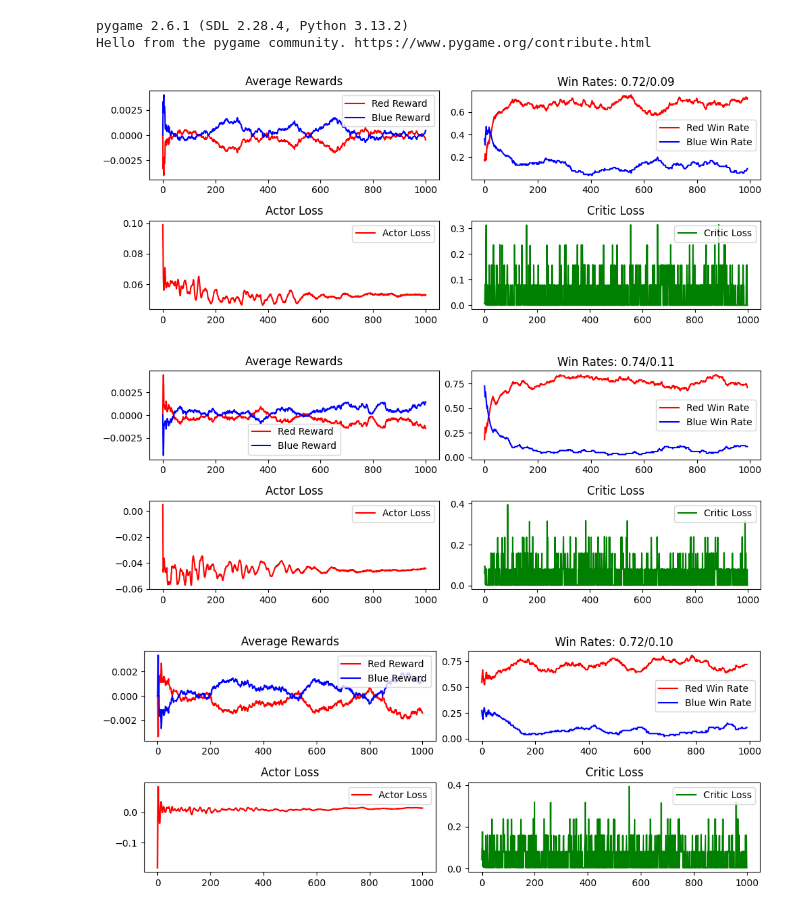
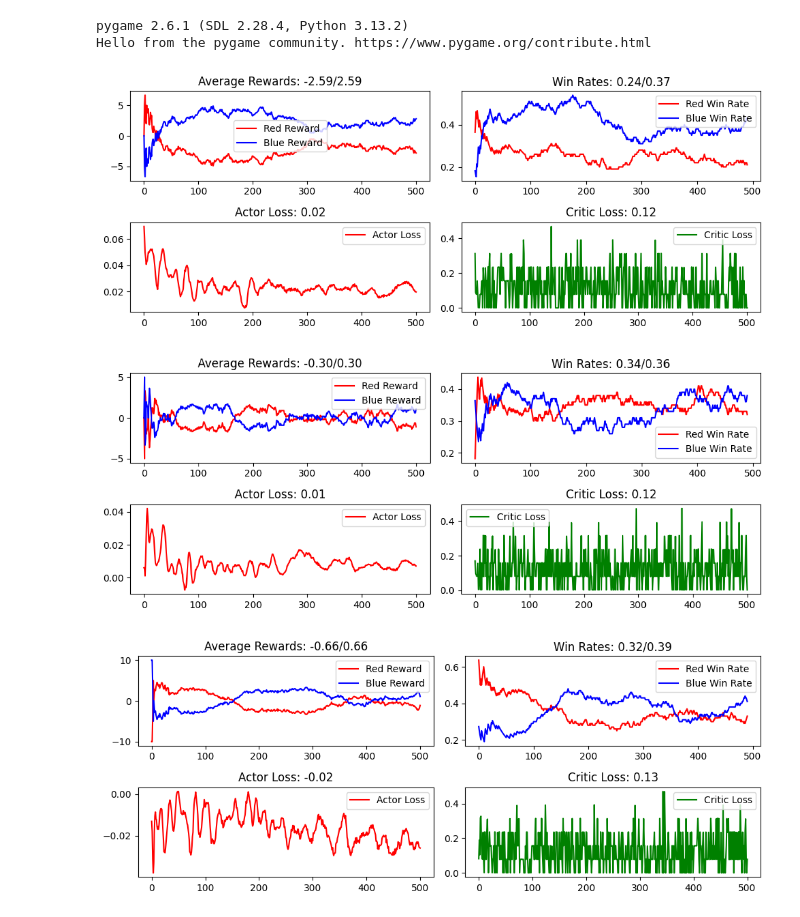
Before and after one commit to crimsoncd/UAV-combat, a Jupyter notebook: Combat_Train_Believe.ipynb, the cells around one changed output. Cells and saved outputs as stored; diff of their text form; code cells hidden in the pictures.

Commit message:
0515-Collision Revised Test

```diff
--- a/Combat_Train_Believe.ipynb
+++ b/Combat_Train_Believe.ipynb
@@ -23,6 +23,8 @@ from env_shoot_attack import BattleEnv, ACTION_DIM
 from believe_new import BlackBox
 
 device = torch.device("cuda:0" if torch.cuda.is_available() else "cpu")
+
+EPISODES = 500
 # %% [output]
 pygame 2.6.1 (SDL 2.28.4, Python 3.13.2)
 Hello from the pygame community. https://www.pygame.org/contribute.html
@@ -190,7 +192,7 @@ class MADDPG:
 
         self.env.reset()
         self.ou_noise.reset()
-        obs_n = self.env._get_obs_all(full=self.FULL)[:self.num_agents]
+        # obs_n = self.env._get_obs_all(full=self.FULL)[:self.num_agents]
 
         episode_reward = [0, 0]
 
@@ -199,6 +201,7 @@ class MADDPG:
 
         for step in range(300):
 
+            obs_n = self.env._get_obs_all(full=self.FULL)[:self.num_agents]
             actions = []
 
             if self.BELIEVE:
@@ -223,7 +226,7 @@ class MADDPG:
                 action = np.random.random(ACTION_DIM) * 2 - 1
                 actions.append(action)
 
-            next_obs_n, rewards, done, _ = self.env.step(actions, reward_type=self.reward_type)
+            _, rewards, done, _ = self.env.step(actions, reward_type=self.reward_type)
             next_obs_n = self.env._get_obs_all(full=self.FULL)[:self.num_agents]
             if self.BELIEVE:
                 next_obs_n = self.env._get_obs_all(full=True)[:self.num_agents]
@@ -231,8 +234,8 @@ class MADDPG:
             rewards = rewards[:self.num_agents]
 
             self.buffer.add(obs_belief, actions[:self.num_agents], rewards, next_obs_n, float(done))
-            episode_reward[0] += np.mean(rewards)
-            episode_reward[1] += np.mean(rewards_enemy)
+            episode_reward[0] += np.sum(rewards)
+            episode_reward[1] += np.sum(rewards_enemy)
 
             if self.BELIEVE:
                 next_obs_n = self.env._get_obs_all(full=True)[:self.num_agents]
@@ -248,7 +251,7 @@ class MADDPG:
         if len(self.buffer) > self.batch_size:
             a, c = self._learn()
 
-        return episode_reward[0]/300, episode_reward[1]/300, a, c, outcome_code
+        return episode_reward[0], episode_reward[1], a, c, outcome_code
 
 
 
@@ -309,6 +312,9 @@ def train(agent: MADDPG, episodes=1000, print_interval=10, save_interval=50):
     outcomes = deque(maxlen=100)  # 用于统计胜率
     red_win_rates = []
     blue_win_rates = []
+    steady_win_red, stead_win_blue = 0, 0
+    wr, wb = 0, 0
+    steady_line = 200
 
     save_dir = agent.save_dir
 
@@ -338,6 +344,12 @@ def train(agent: MADDPG, episodes=1000, print_interval=10, save_interval=50):
             blue_win_rate = outcomes.count(-1) / len(outcomes)
             red_win_rates.append(red_win_rate)
             blue_win_rates.append(blue_win_rate)
+        if ep>steady_line:
+            if outcome_code==1:
+                steady_win_red += 1
+            elif outcome_code==-1:
+                stead_win_blue += 1
+            wr, wb = steady_win_red/(ep - steady_line), stead_win_blue/(ep - steady_line)
 
         # 日志输出
         # if ep % print_interval == 0:
@@ -361,59 +373,71 @@ def train(agent: MADDPG, episodes=1000, print_interval=10, save_interval=50):
             plt.subplot(2, 2, 1)
             plt.plot(red_rewards_peri, label='Red Reward', color='red')
             plt.plot(blue_rewards_peri, label='Blue Reward', color='blue')
-            plt.title('Average Rewards')
+            plt.title(f'Average Rewards: {np.mean(red_rewards):.2f}/{np.mean(blue_rewards):.2f}')
             plt.legend()
 
             # 胜率曲线
             plt.subplot(2, 2, 2)
             plt.plot(red_win_rates, label='Red Win Rate', color='red')
             plt.plot(blue_win_rates, label='Blue Win Rate', color='blue')
-            plt.title(f'Win Rates: {np.mean(red_win_rates[-10:]):.2f}/{np.mean(blue_win_rates[-10:]):.2f}')
+            plt.title(f'Win Rates: {wr:.2f}/{wb:.2f}')
             plt.legend()
 
             # 损失曲线
             plt.subplot(2, 2, 3)
             plt.plot(actor_losses, label='Actor Loss', color="red")
-            plt.title('Actor Loss')
+            plt.title(f'Actor Loss: {np.mean(actor_losses):.2f}')
             plt.legend()
 
             plt.subplot(2, 2, 4)
             plt.plot(critic_losses, label='Critic Loss', color="green")
-            plt.title('Critic Loss')
+            plt.title(f'Critic Loss: {np.mean(critic_losses):.2f}')
             plt.legend()
 
             plt.tight_layout()
             plt.show()
 # %%
-env = BattleEnv()
+env = BattleEnv(red_agents=5,
+                blue_agents=5,
+                auto_record=False,
+                margin_crash=False,
+                collision_crash=False)
 agent = MADDPG(env,
                actor_lr=1e-4, critic_lr=1e-3,
                noise_scale=0.4,
                noise_decay=0.99,
                BELIEVE=False,
                FULL=False)
-train(agent, episodes=1000)
+train(agent, episodes=EPISODES)
 # %% [output]
-[figure, old version]
+[figure, new version]
 # %%
-env = BattleEnv()
+env = BattleEnv(red_agents=5,
+                blue_agents=5,
+                auto_record=False,
+                margin_crash=False,
+                collision_crash=False)
 agent = MADDPG(env,
                actor_lr=1e-4, critic_lr=1e-3,
                noise_scale=0.4,
                noise_decay=0.99,
                BELIEVE=True,
                FULL=False)
-train(agent, episodes=1000, print_interval=10, save_interval=50)
+train(agent, episodes=EPISODES)
 # %% [output]
-[figure, old version]
+[figure, new version]
 # %%
-env = BattleEnv()
+env = BattleEnv(red_agents=5,
+                blue_agents=5,
+                auto_record=False,
+                margin_crash=False,
+                collision_crash=False)
 agent = MADDPG(env,
                actor_lr=1e-4, critic_lr=1e-3,
                noise_scale=0.4,
                noise_decay=0.99,
                BELIEVE=False,
                FULL=True)
-train(agent, episodes=1000, print_interval=10, save_interval=50)
+train(agent, episodes=EPISODES)
 # %% [output]
-[figure, old version]
+[figure, new version]
```
Also changed, not shown: 3 other files.
